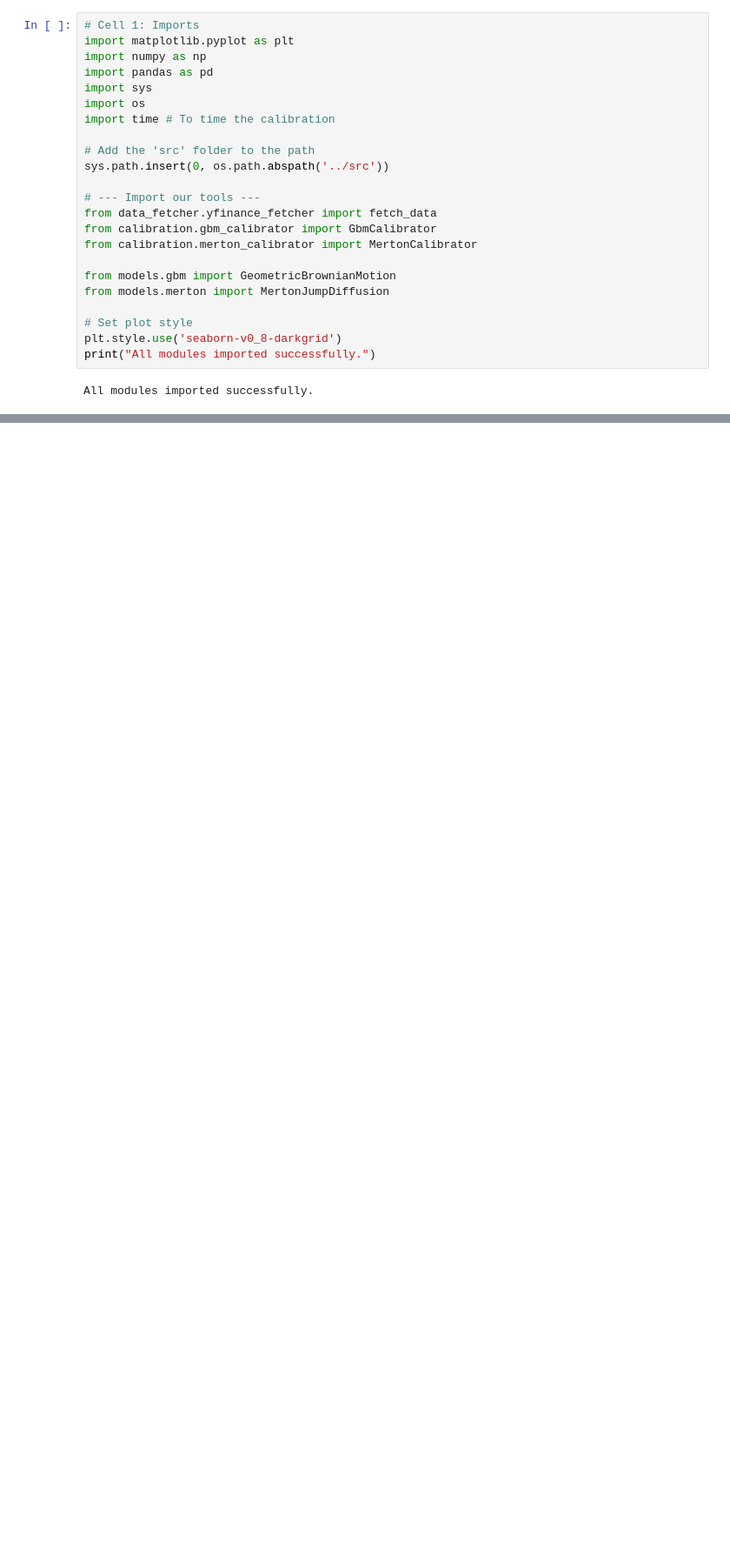
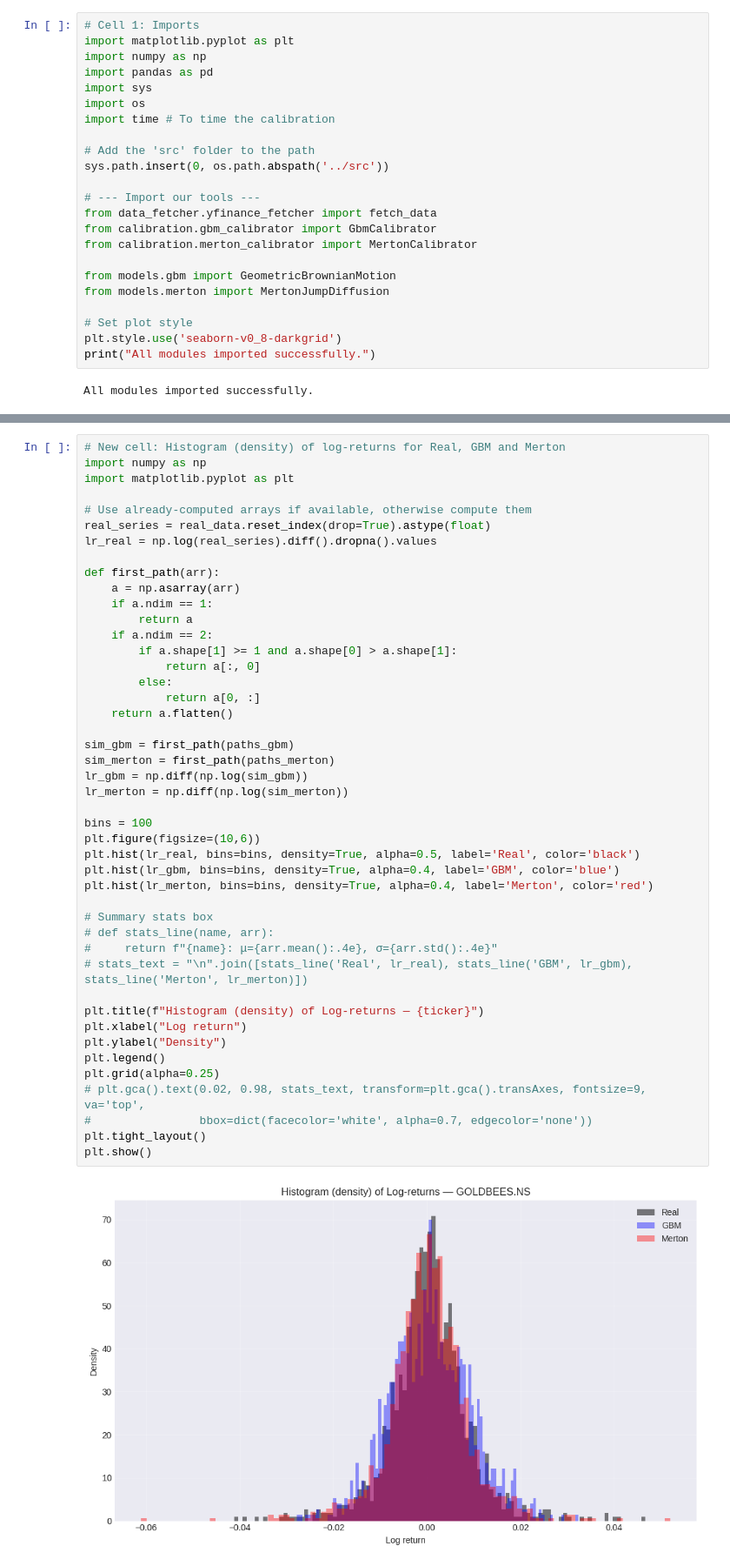
Before and after one commit to harshvg247/market-simulator, a Jupyter notebook: notebooks/GBM_vs_Merton.ipynb, the cells around one changed output, grey strips where cells are left out. Shown: that part at 87% size. Drawn from its saved outputs; the diff is of its cells as text; blank space fills up the shorter version.

```diff
--- a/notebooks/GBM_vs_Merton.ipynb
+++ b/notebooks/GBM_vs_Merton.ipynb
@@ -213,0 +257,47 @@ Simulating 1 paths for each model...
+# %%
+# New cell: Histogram (density) of log-returns for Real, GBM and Merton
+import numpy as np
+import matplotlib.pyplot as plt
+
+# Use already-computed arrays if available, otherwise compute them
+real_series = real_data.reset_index(drop=True).astype(float)
+lr_real = np.log(real_series).diff().dropna().values
+
+def first_path(arr):
+    a = np.asarray(arr)
+    if a.ndim == 1:
+        return a
+    if a.ndim == 2:
+        if a.shape[1] >= 1 and a.shape[0] > a.shape[1]:
+            return a[:, 0]
+        else:
+            return a[0, :]
+    return a.flatten()
+
+sim_gbm = first_path(paths_gbm)
+sim_merton = first_path(paths_merton)
+lr_gbm = np.diff(np.log(sim_gbm))
+lr_merton = np.diff(np.log(sim_merton))
+
+bins = 100
+plt.figure(figsize=(10,6))
+plt.hist(lr_real, bins=bins, density=True, alpha=0.5, label='Real', color='black')
+plt.hist(lr_gbm, bins=bins, density=True, alpha=0.4, label='GBM', color='blue')
+plt.hist(lr_merton, bins=bins, density=True, alpha=0.4, label='Merton', color='red')
+
+# Summary stats box
+# def stats_line(name, arr):
+#     return f"{name}: μ={arr.mean():.4e}, σ={arr.std():.4e}"
+# stats_text = "\n".join([stats_line('Real', lr_real), stats_line('GBM', lr_gbm), stats_line('Merton', lr_merton)])
+
+plt.title(f"Histogram (density) of Log-returns — {ticker}")
+plt.xlabel("Log return")
+plt.ylabel("Density")
+plt.legend()
+plt.grid(alpha=0.25)
+# plt.gca().text(0.02, 0.98, stats_text, transform=plt.gca().transAxes, fontsize=9, va='top',
+#                bbox=dict(facecolor='white', alpha=0.7, edgecolor='none'))
+plt.tight_layout()
+plt.show()
+# %% [output]
+[figure, added]
```
Also changed, not shown: parts of 3 cells of this notebook, 1 other file.
